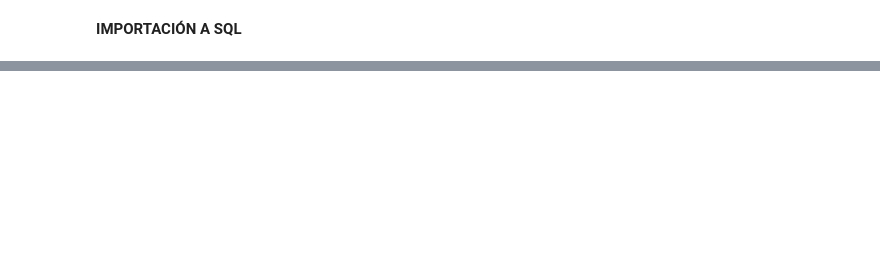
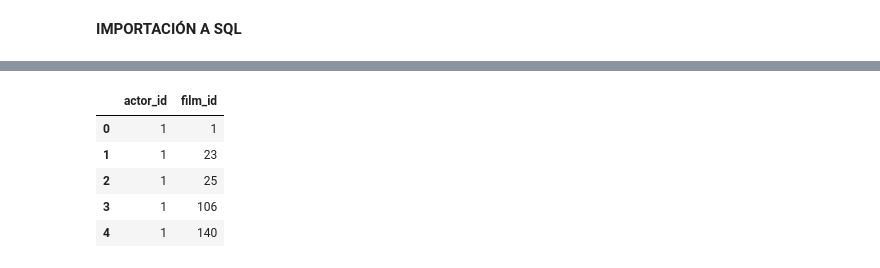
Before and after one commit to Periclates7/SQL-Proyect, a Jupyter notebook: src/load_clean.ipynb, the cells around one changed output, grey strips where cells are left out. Drawn from its saved outputs; the diff is of its cells as text; code cells hidden in the pictures; blank space fills up the shorter version.

```diff
--- a/src/load_clean.ipynb
+++ b/src/load_clean.ipynb
@@ -648,0 +670,9 @@ rental.to_sql(name='rental', con=cursor, if_exists='replace', index=0)
+# %%
+mergeactor.head()
+# %% [output]
+|  | actor_id | film_id |
+| 0 | 1 | 1 |
+| 1 | 1 | 23 |
+| 2 | 1 | 25 |
+| 3 | 1 | 106 |
+| 4 | 1 | 140 |
```
Also changed, not shown: parts of 9 cells of this notebook, 4 other files.
